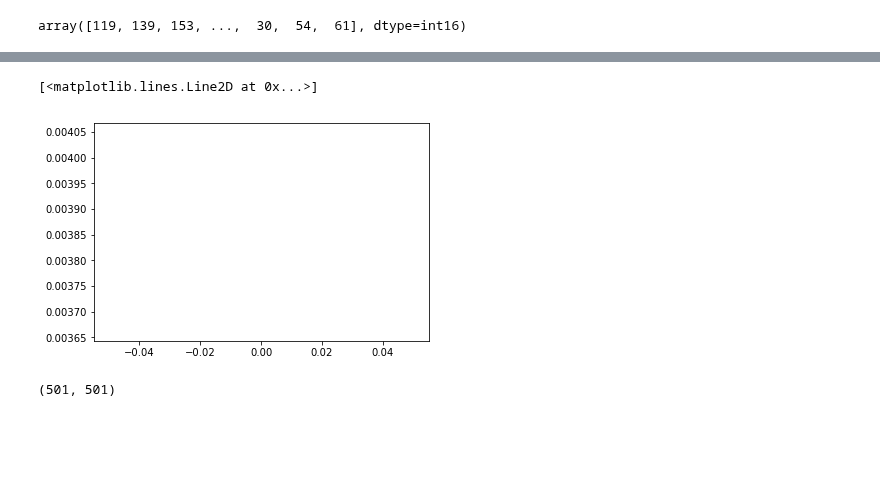
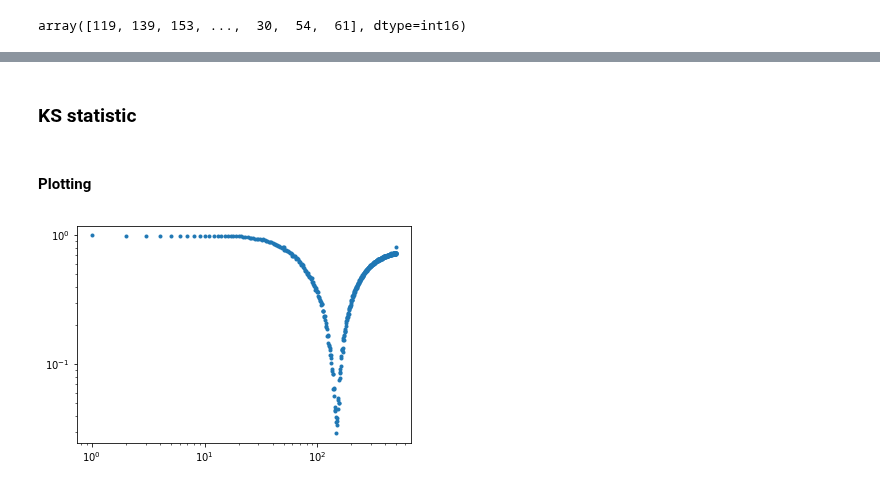
Before and after one commit to voytekresearch/SpectralCA, a Jupyter notebook: analysis_notebooks/exp_comparisons.ipynb, the cells around one changed output, grey strips where cells are left out. Drawn from its saved outputs; the diff is of its cells as text; code cells hidden in the pictures; blank space fills up the shorter version.

```diff
--- a/analysis_notebooks/exp_comparisons.ipynb
+++ b/analysis_notebooks/exp_comparisons.ipynb
@@ -82,9 +58,0 @@ plt.plot(xx, np.exp(-lam*xx))
-# %%
-plt.plot((expon.pdf(scale_)))
-# %% [output]
-[<matplotlib.lines.Line2D at 0x...>]
-[figure, removed]
-# %%
-len(psd_[0]), len(x)
-# %% [output]
-(501, 501)
@@ -92,0 +59,19 @@ x;
+# %% [markdown]
+### KS statistic
+# %%
+pvals = np.zeros((len(spg_)))
+statistics = np.zeros((len(spg_)))
+
+for i in range(len(spg_)):
+    param = sp.stats.expon.fit(spg_[i])
+    stat, pval = sp.stats.kstest(x, lambda x : sp.stats.expon.cdf(x, *param))
+    #stat, pval = sp.stats.kstest(spg_[i], 'expon')
+    pvals[i] = pval
+    statistics[i] = stat
+# %% [markdown]
+#### Plotting
+# %%
+# expon
+_ = plt.loglog(statistics,'.')
+# %% [output]
+[figure, added]
```
Also changed, not shown: parts of 12 cells of this notebook.
